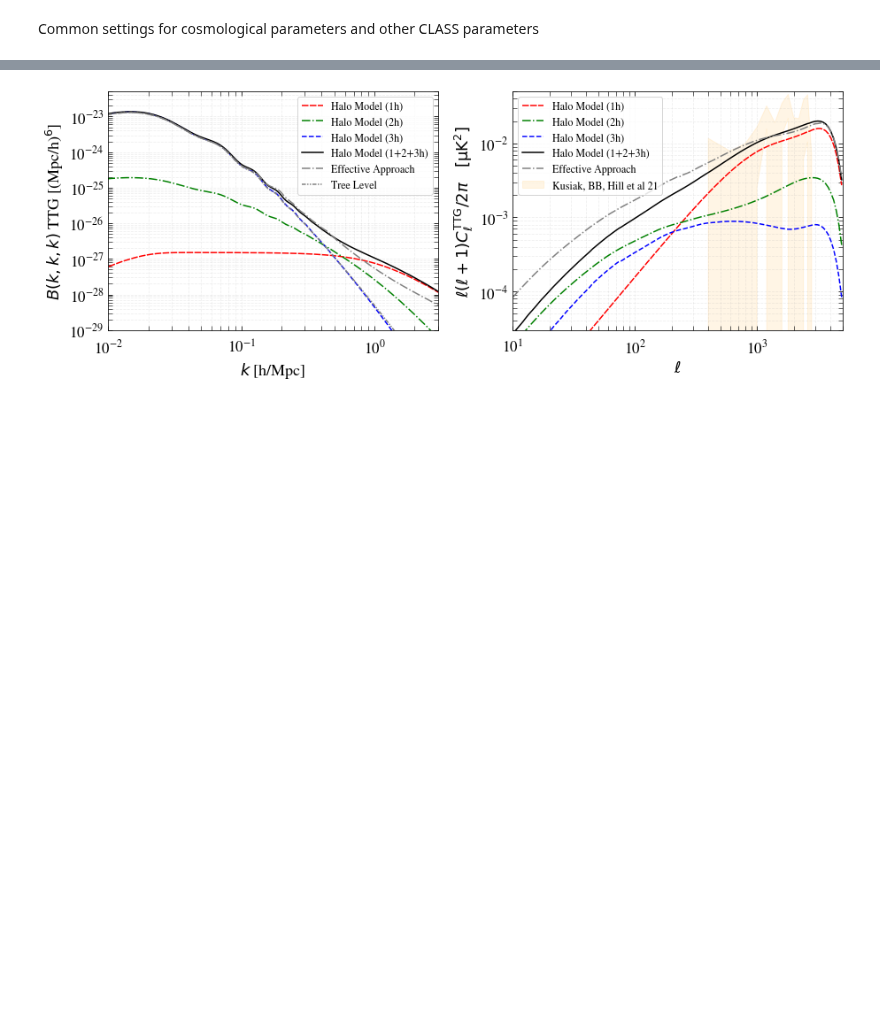
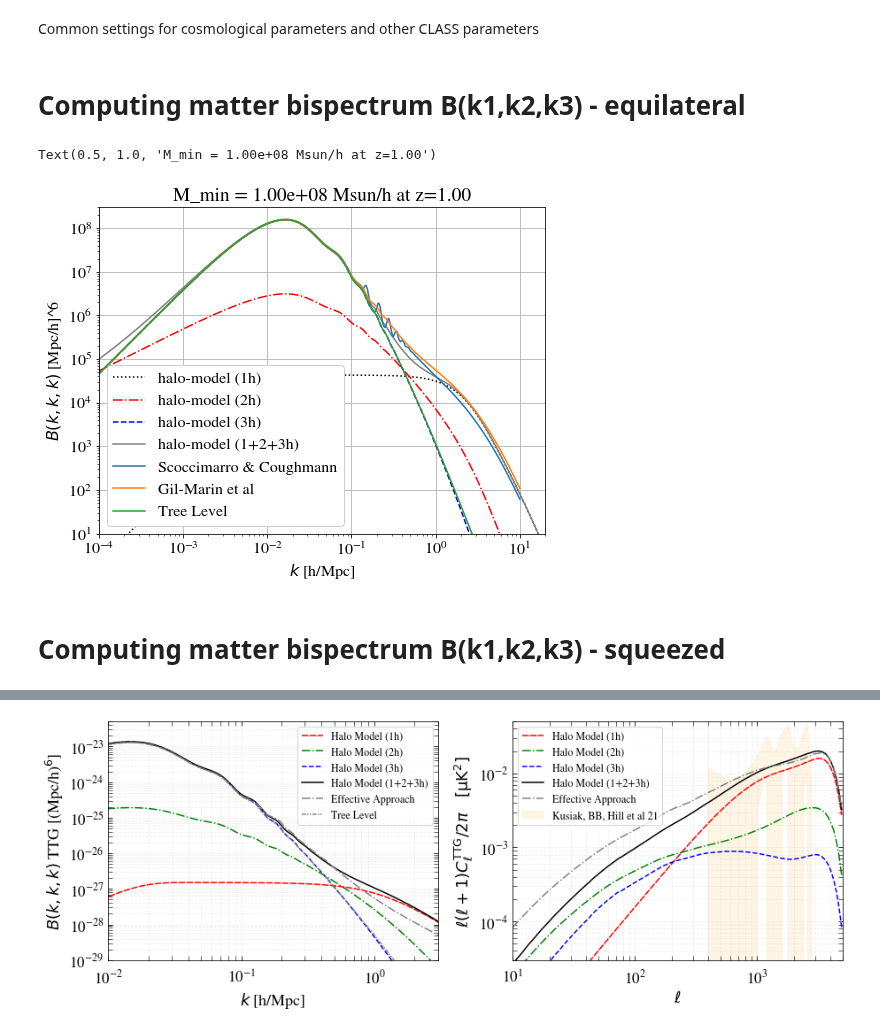
Before and after one commit to CLASS-SZ/class_sz, a Jupyter notebook: notebooks/class_sz_kSZ2X.ipynb, the cells around one changed output, grey strips where cells are left out. Cells and saved outputs as stored; diff of their text form; code cells hidden in the pictures; blank space fills up the shorter version.

Commit message:
bispectrum configurations

```diff
--- a/notebooks/class_sz_kSZ2X.ipynb
+++ b/notebooks/class_sz_kSZ2X.ipynb
@@ -116,3 +116,5 @@ pk_setup = {
 }
 
 factor_sz = 1e-2
+# %% [markdown]
+# Computing  matter bispectrum B(k1,k2,k3) - equilateral
@@ -118,0 +193,26 @@ factor_sz = 1e-2
+# %%
+plt.plot(bk_at_z_hm['k'],bk_at_z_hm['1h'],label = 'halo-model (1h)',c='k',ls=':')
+plt.plot(bk_at_z_hm['k'],bk_at_z_hm['2h'],label = 'halo-model (2h)',c='r',ls='-.')
+plt.plot(bk_at_z_hm['k'],bk_at_z_hm['3h'],label = 'halo-model (3h)',c='b',ls='--')
+plt.plot(bk_at_z_hm['k'],np.asarray(bk_at_z_hm['1h'])+np.asarray(bk_at_z_hm['2h'])+np.asarray(bk_at_z_hm['3h']),label = 'halo-model (1+2+3h)',c='grey',ls='-')
+# plt.plot(k1_a,np.asarray(Qk1),label='Q(k1) Gil-Marin',alpha=0.2)
+# plt.plot(k1_a,np.asarray(Qk1_smoothed),label='Q(k1) Gil-Marin smoothed',c='r',lw=2.)
+# plt.plot(k1_a,np.asarray(Qk1_SC),label='Q(k1) SC',alpha=0.2)
+
+plt.plot(k1_a,np.asarray(Bk1_SC),label='Scoccimarro & Coughmann',alpha=1.)
+plt.plot(k1_a,np.asarray(Bk1_GM),label='Gil-Marin et al',alpha=1.)
+plt.plot(k1_a,np.asarray(Bk1_TL),label='Tree Level',alpha=1.)
+plt.loglog()
+plt.xlabel(r"$k$ [h/Mpc]")
+plt.ylabel(r"$B(k,k,k)$ [Mpc/h]^6")
+plt.ylim(1e1,3e8)
+plt.xlim(1e-4,2e1)
+plt.grid()
+plt.legend(loc=3,frameon=True,framealpha=1)
+plt.title('M_min = %.2e Msun/h at z=%.2f'%(M_min,zz))
+# plt.savefig('bk_z1_wct_Mmin1e8.pdf')
+# %% [output]
+Text(0.5, 1.0, 'M_min = 1.00e+08 Msun/h at z=1.00')
+[figure, added]
+# %% [markdown]
+# Computing  matter bispectrum B(k1,k2,k3) - squeezed
```
Also changed, not shown: parts of 29 cells of this notebook, 5 other files.
